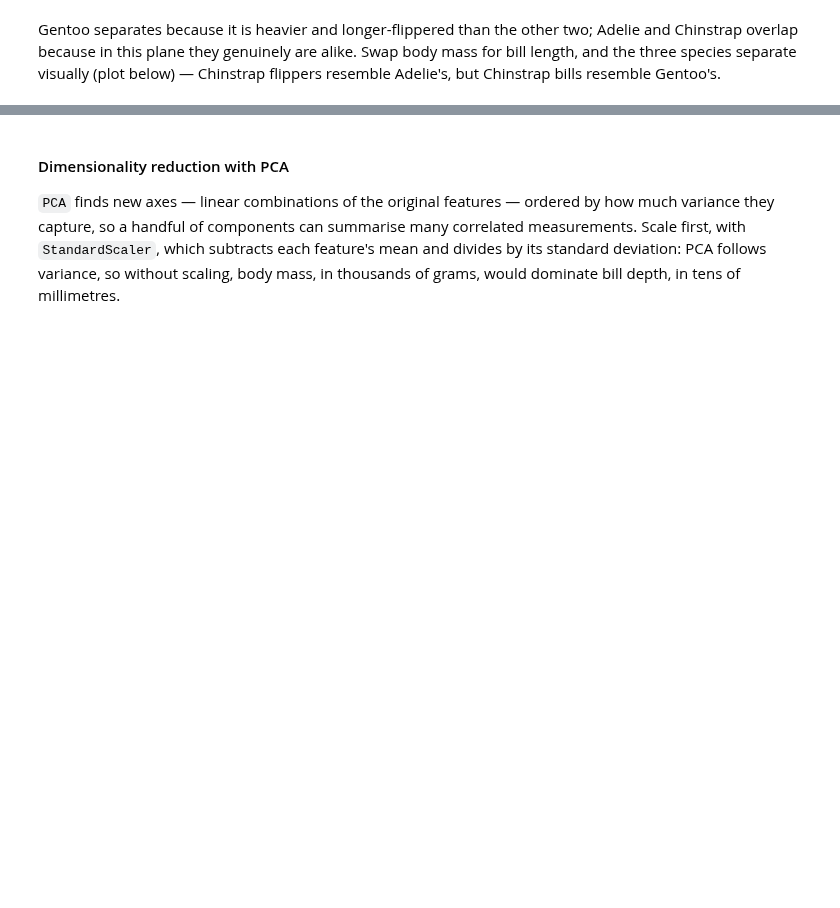
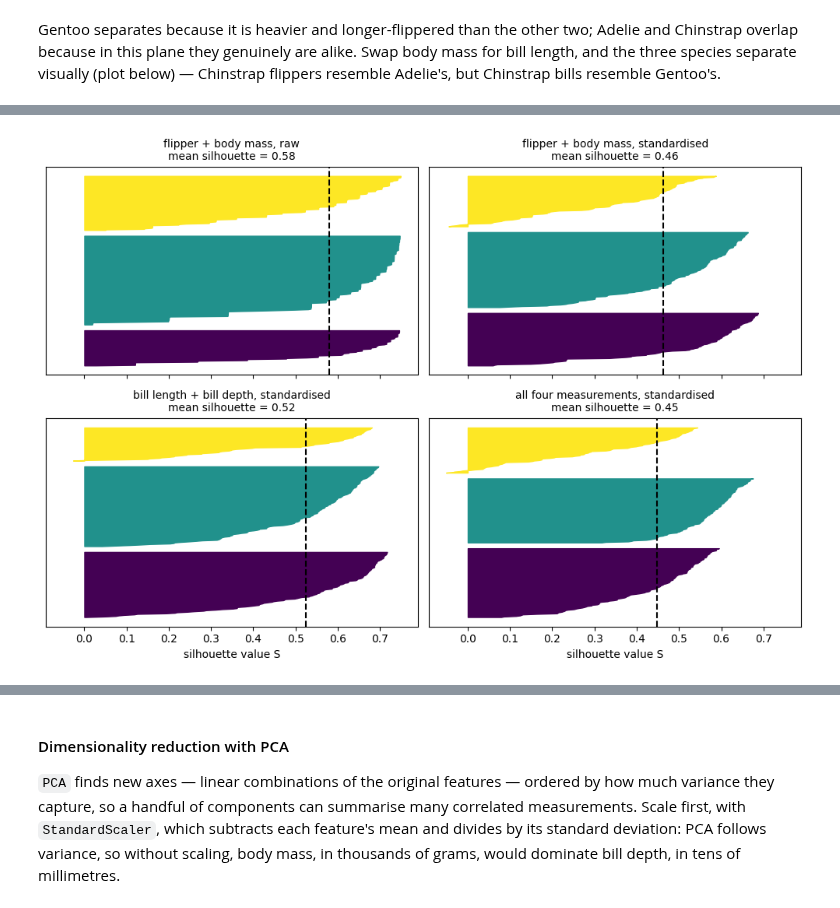
Before and after one commit to fiona-crdt/2026_Intro_Python, a Jupyter notebook: live/part-I/1.8-statistical-foundations-and-ml.ipynb, the cells around one changed output, grey strips where cells are left out. Cells and saved outputs as stored; diff of their text form; code cells hidden in the pictures; blank space fills up the shorter version.

```diff
--- a/live/part-I/1.8-statistical-foundations-and-ml.ipynb
+++ b/live/part-I/1.8-statistical-foundations-and-ml.ipynb
@@ -330,0 +511,35 @@ depth, after the ridge along the top of the bill; the column names here use the
+# %%
+feature_sets = {
+    "flipper + body mass, raw": (["flipper_length_mm", "body_mass_g"], False),
+    "flipper + body mass, standardised": (["flipper_length_mm", "body_mass_g"], True),
+    "bill length + bill depth, standardised": (["bill_length_mm", "bill_depth_mm"], True),
+    "all four measurements, standardised": (["bill_length_mm", "bill_depth_mm",
+                                             "flipper_length_mm", "body_mass_g"], True),
+}
+
+X_sets = {}
+for name in feature_sets:
+    columns, standardise = feature_sets[name]
+    X_set = penguins[columns]
+    if standardise:
+        X_set = (X_set - X_set.mean()) / X_set.std()
+    X_sets[name] = X_set
+
+fig, axes = plt.subplots(2, 2, figsize=(10, 7), sharex=True)
+for ax, name in zip(axes.reshape(-1), X_sets):
+    labels_set = KMeans(n_clusters=3, random_state=0, n_init=10).fit_predict(X_sets[name])
+    sil_set = silhouette_samples(X_sets[name], labels_set)
+    y_start = 0
+    for c in range(3):
+        values = np.sort(sil_set[labels_set == c])
+        ax.fill_betweenx(np.arange(y_start, y_start + len(values)), 0, values, color=plt.cm.viridis(c / 2))
+        y_start += len(values) + 10
+    ax.axvline(sil_set.mean(), color="k", linestyle="--")
+    ax.set_title(f"{name}\nmean silhouette = {sil_set.mean():.2f}", fontsize=10)
+    ax.set_yticks([])
+for ax in axes[1]:
+    ax.set_xlabel("silhouette value S")
+plt.tight_layout()
+plt.show()
+# %% [output]
+[figure, added]
```
Also changed, not shown: parts of 74 cells of this notebook.
